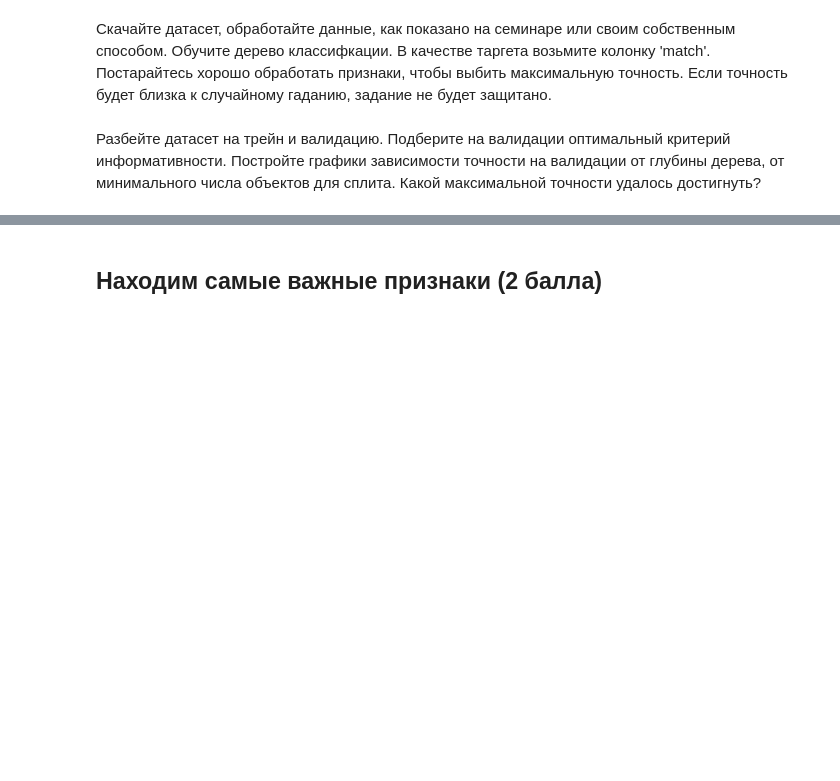
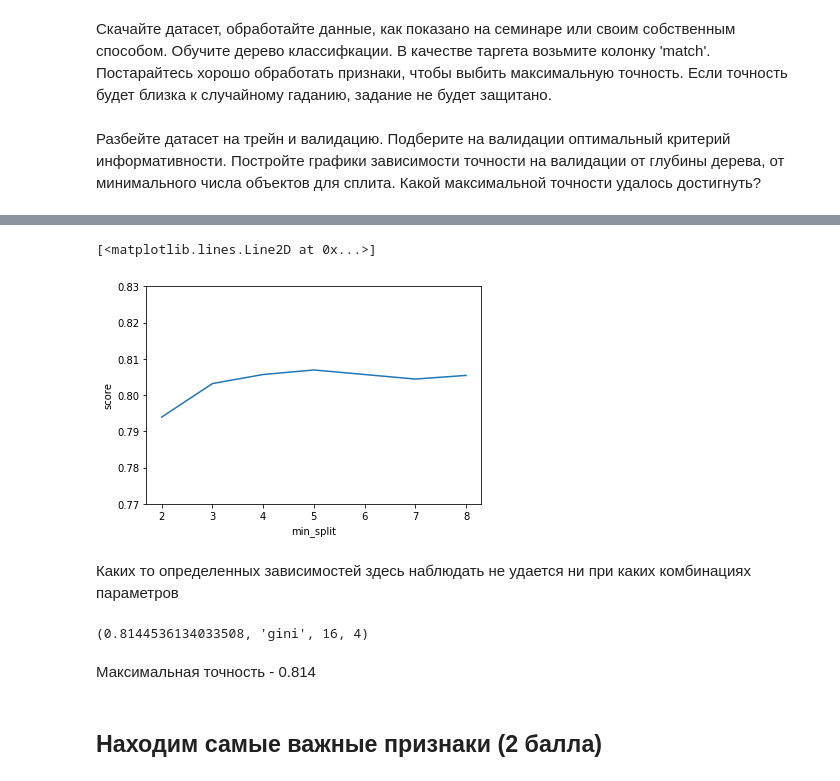
Before and after one commit to RadionovM/data_mining, a Jupyter notebook: hw3/hw3.ipynb, the cells around one changed output, grey strips where cells are left out. Cells and saved outputs as stored; diff of their text form; code cells hidden in the pictures; blank space fills up the shorter version.

```diff
--- a/hw3/hw3.ipynb
+++ b/hw3/hw3.ipynb
@@ -234,0 +339,14 @@ https://cloud.mail.ru/public/8nHV/p6J7wY1y1/speed-dating-experiment/
+# %%
+min_split_x = [i[3] for i in tmp if i[1]=='entropy' and i[2] ==16]
+scores_y = [i[0]    for i in tmp if i[1]=='entropy'and i[2] ==16]
+min_split_x, scores_y = zip(*sorted(zip(min_split_x, scores_y)))
+
+plt.ylim(0.77,0.83)
+plt.xlabel('min_split')
+plt.ylabel('score')
+plt.plot(min_split_x,scores_y)
+# %% [output]
+[<matplotlib.lines.Line2D at 0x...>]
+[figure, added]
+# %% [markdown]
+Каких то определенных зависимостей здесь наблюдать не удается ни при каких комбинациях параметров
@@ -235,3 +355,10 @@ https://cloud.mail.ru/public/8nHV/p6J7wY1y1/speed-dating-experiment/
+# %%
+best_score, best_criterion, best_depth, best_min_split = max(scores)
+print(max(scores))
+# %% [output]
+(0.8144536134033508, 'gini', 16, 4)
+# %% [markdown]
+Максимальная точность - 0.814
 # %% [markdown]
 ## Находим самые важные признаки (2 балла)
 # %% [markdown]
```
Also changed, not shown: parts of 22 cells of this notebook.
